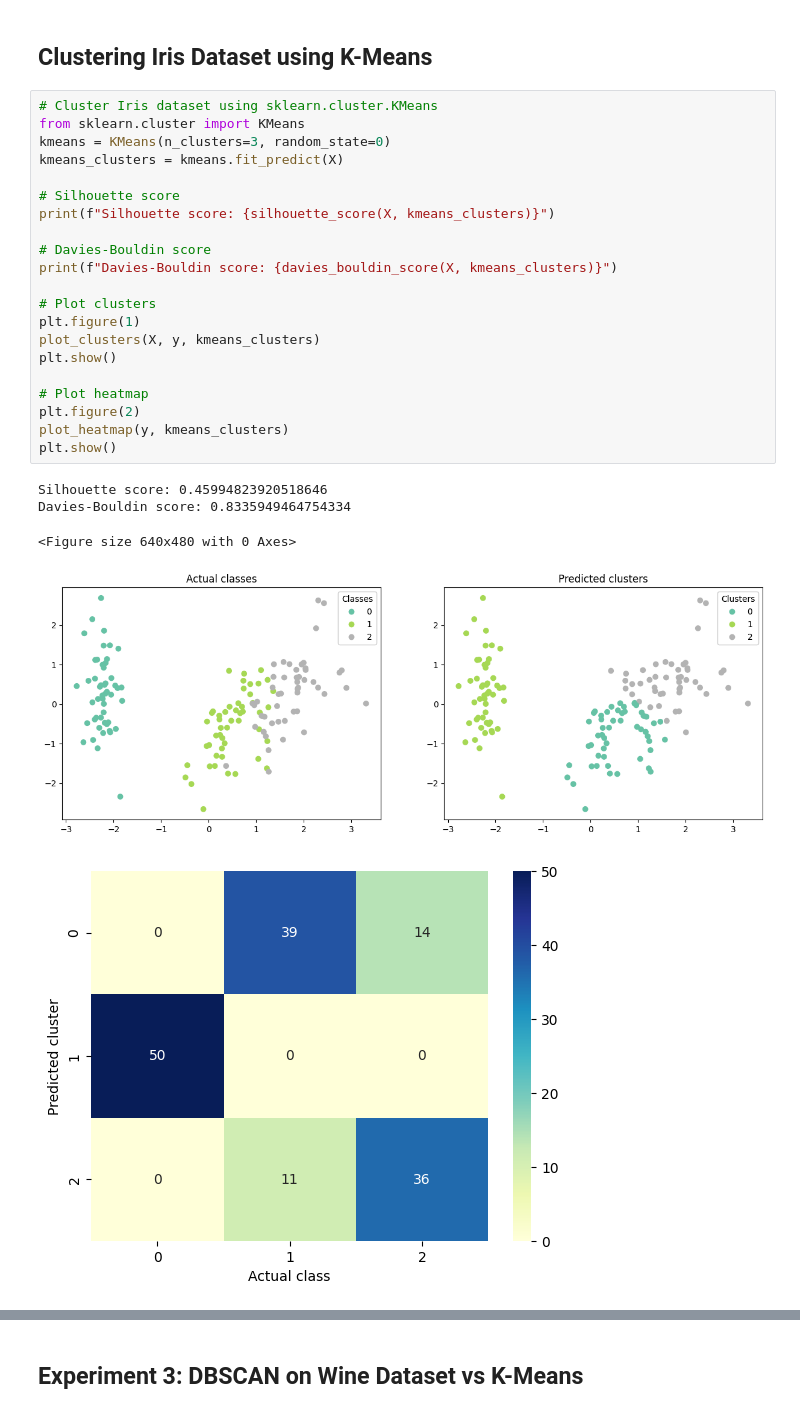
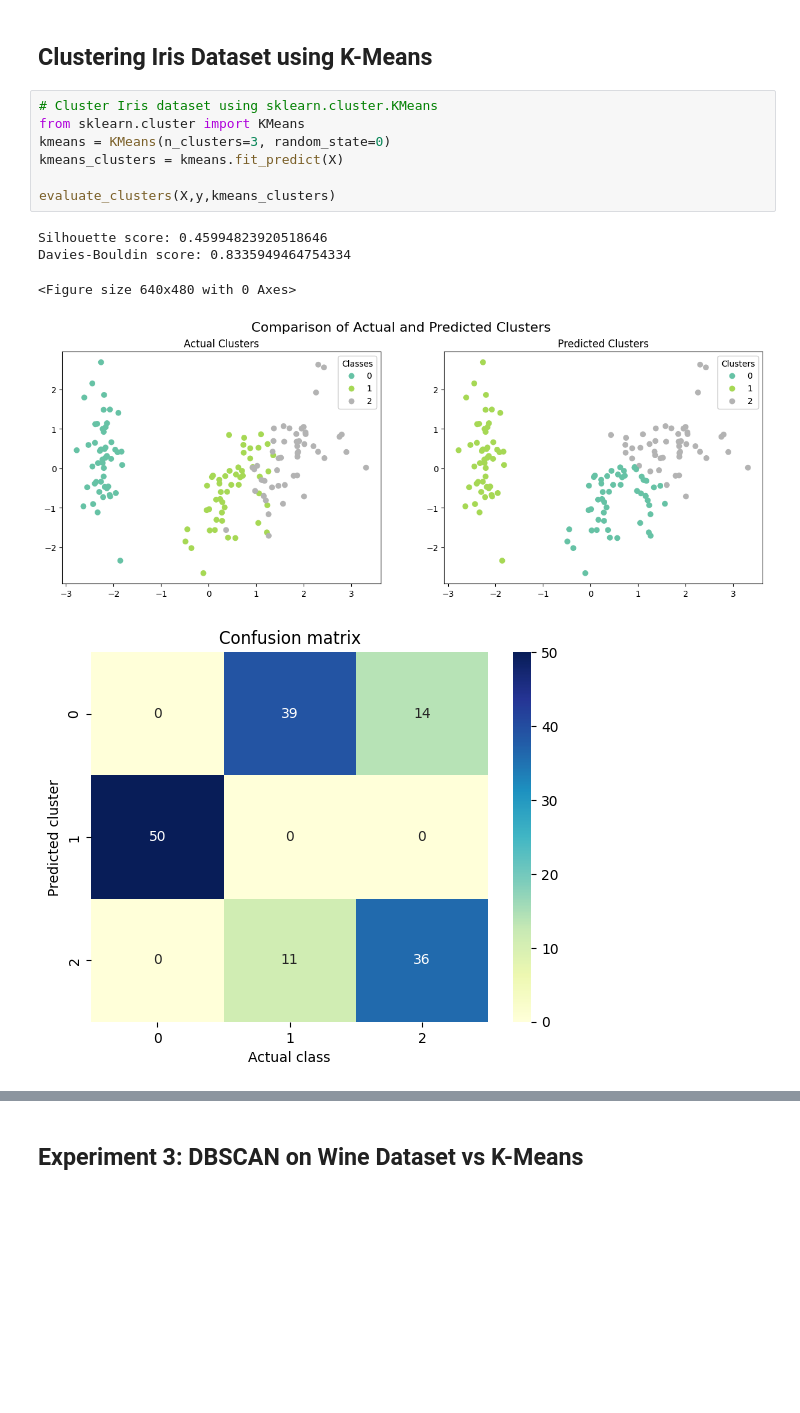
Before and after one commit to Frknslmn50/EDAMI_23L, a Jupyter notebook: Project_DBSCAN/DBSCAN_Implementation.ipynb, the cells around one changed output, grey strips where cells are left out. Drawn from its saved outputs; the diff is of its cells as text; blank space fills up the shorter version.

```diff
--- a/Project_DBSCAN/DBSCAN_Implementation.ipynb
+++ b/Project_DBSCAN/DBSCAN_Implementation.ipynb
@@ -111,27 +129,13 @@ Davies-Bouldin score: 3.1970977798153855
 # %%
 # Cluster Iris dataset using sklearn.cluster.KMeans
 from sklearn.cluster import KMeans
 kmeans = KMeans(n_clusters=3, random_state=0)
 kmeans_clusters = kmeans.fit_predict(X)
 
-# Silhouette score
-print(f"Silhouette score: {silhouette_score(X, kmeans_clusters)}")
-
-# Davies-Bouldin score
-print(f"Davies-Bouldin score: {davies_bouldin_score(X, kmeans_clusters)}")
-
-# Plot clusters
-plt.figure(1)
-plot_clusters(X, y, kmeans_clusters)
-plt.show()
-
-# Plot heatmap
-plt.figure(2)
-plot_heatmap(y, kmeans_clusters)
-plt.show()
+evaluate_clusters(X,y,kmeans_clusters)
 # %% [output]
 Silhouette score: 0.45994823920518646
 Davies-Bouldin score: 0.8335949464754334
 <Figure size 640x480 with 0 Axes>
-[figure, old version]
+[figure, new version]
-[figure, old version]
+[figure, new version]
```
Also changed, not shown: parts of 49 cells of this notebook, 2 other files.
